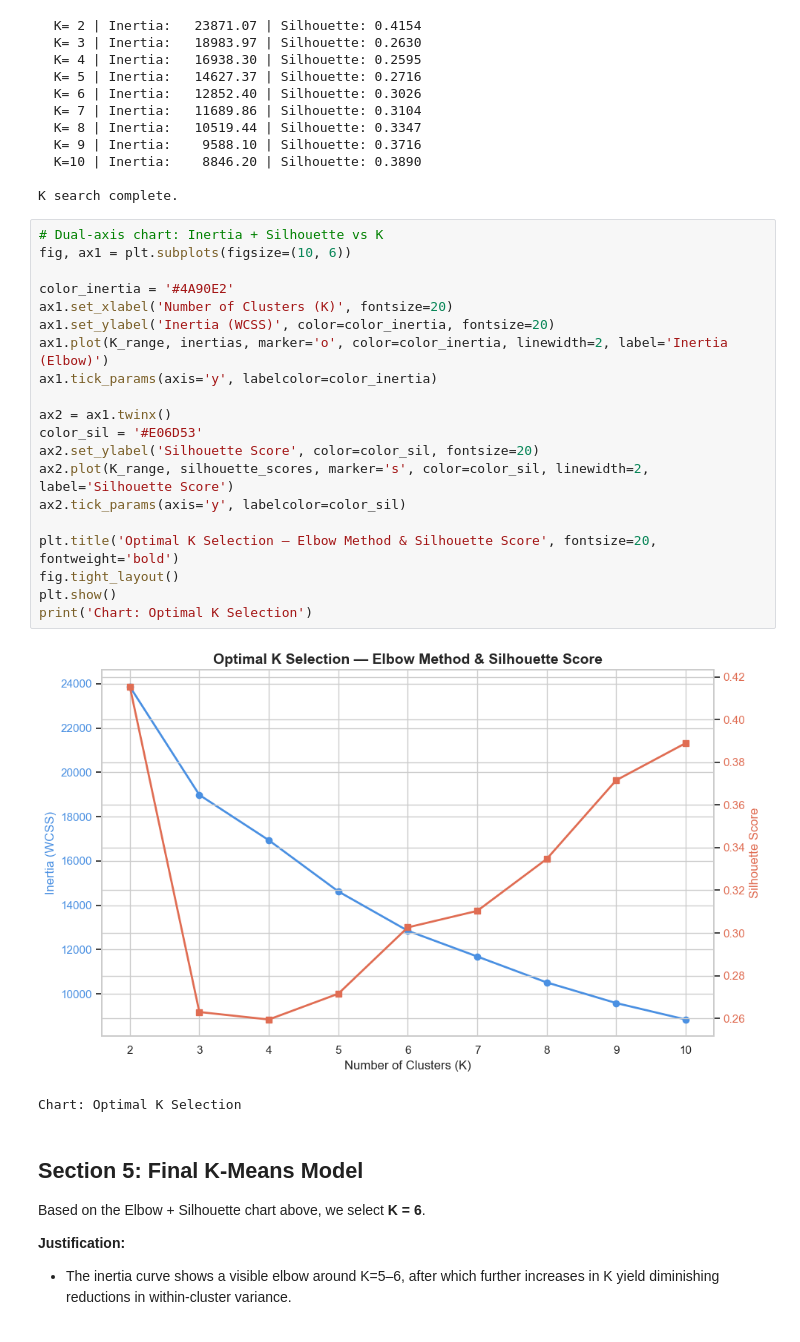
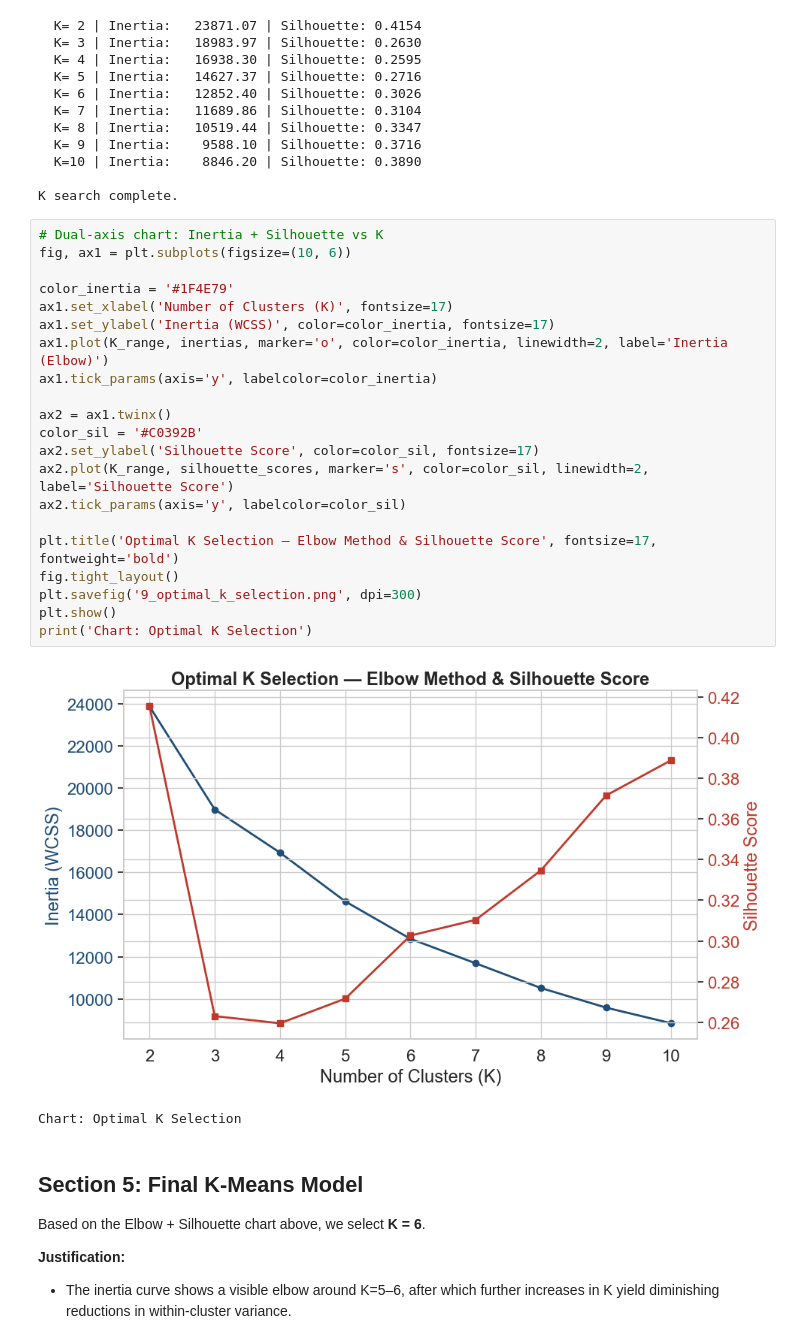
Before and after one commit to EnTeeKiu/FinalDataScience, a Jupyter notebook: Code/Task 3/Unsupervised_Learning.ipynb, the cells around one changed output. Saved outputs shown, nothing was run; the diff lists cells and outputs as text.

```diff
--- a/Code/Task 3/Unsupervised_Learning.ipynb
+++ b/Code/Task 3/Unsupervised_Learning.ipynb
@@ -138,25 +138,26 @@ K search complete.
 # %%
 # Dual-axis chart: Inertia + Silhouette vs K
 fig, ax1 = plt.subplots(figsize=(10, 6))
 
-color_inertia = '#4A90E2'
-ax1.set_xlabel('Number of Clusters (K)', fontsize=20)
-ax1.set_ylabel('Inertia (WCSS)', color=color_inertia, fontsize=20)
+color_inertia = '#1F4E79'
+ax1.set_xlabel('Number of Clusters (K)', fontsize=17)
+ax1.set_ylabel('Inertia (WCSS)', color=color_inertia, fontsize=17)
 ax1.plot(K_range, inertias, marker='o', color=color_inertia, linewidth=2, label='Inertia (Elbow)')
 ax1.tick_params(axis='y', labelcolor=color_inertia)
 
 ax2 = ax1.twinx()
-color_sil = '#E06D53'
-ax2.set_ylabel('Silhouette Score', color=color_sil, fontsize=20)
+color_sil = '#C0392B'
+ax2.set_ylabel('Silhouette Score', color=color_sil, fontsize=17)
 ax2.plot(K_range, silhouette_scores, marker='s', color=color_sil, linewidth=2, label='Silhouette Score')
 ax2.tick_params(axis='y', labelcolor=color_sil)
 
-plt.title('Optimal K Selection — Elbow Method & Silhouette Score', fontsize=20, fontweight='bold')
+plt.title('Optimal K Selection — Elbow Method & Silhouette Score', fontsize=17, fontweight='bold')
 fig.tight_layout()
+plt.savefig('9_optimal_k_selection.png', dpi=300)
 plt.show()
 print('Chart: Optimal K Selection')
 # %% [output]
-[figure, old version]
+[figure, new version]
 Chart: Optimal K Selection
 # %% [markdown]
 ## Section 5: Final K-Means Model
```
Also changed, not shown: parts of 2 cells of this notebook, 1 other file.
